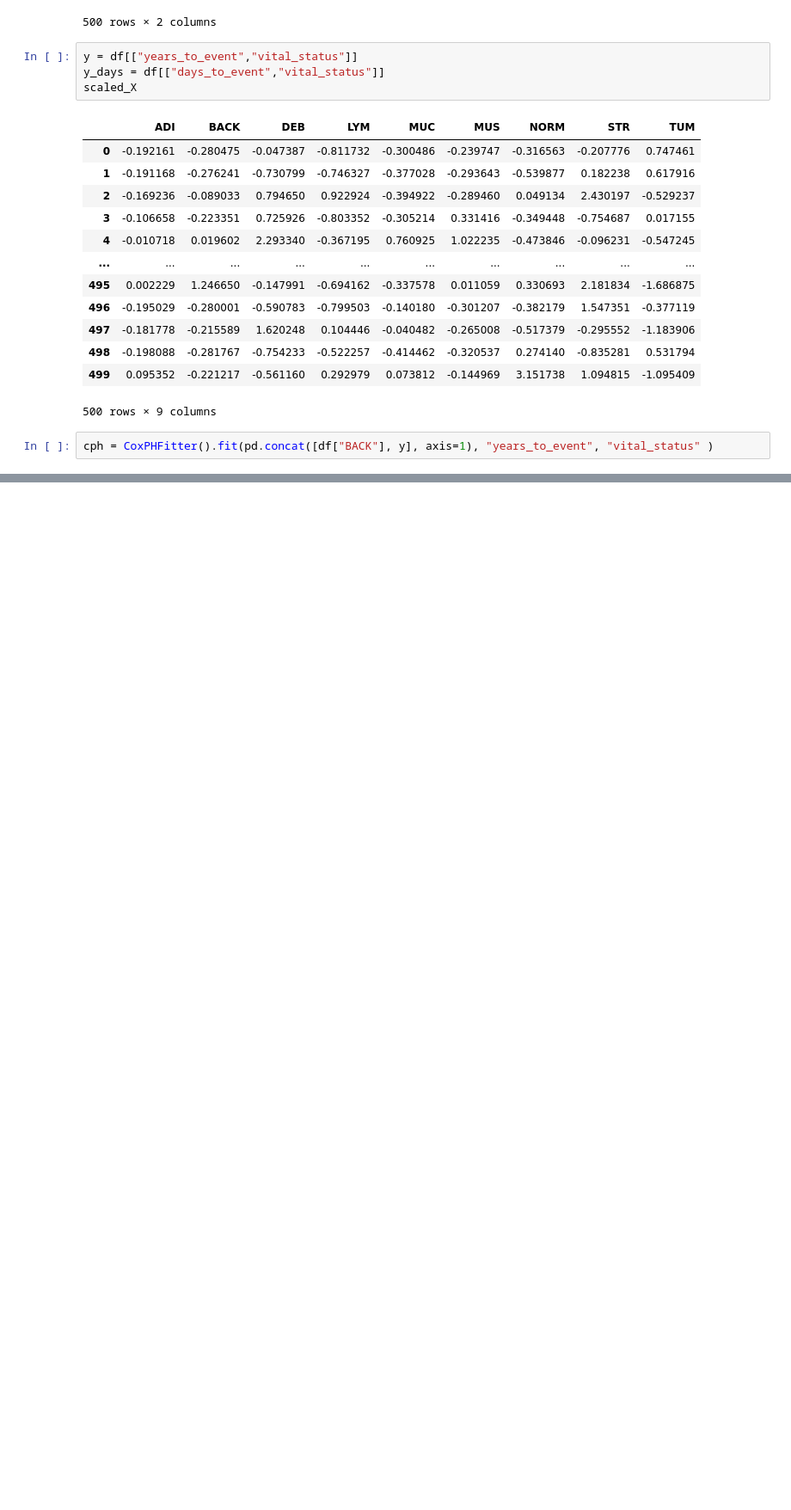
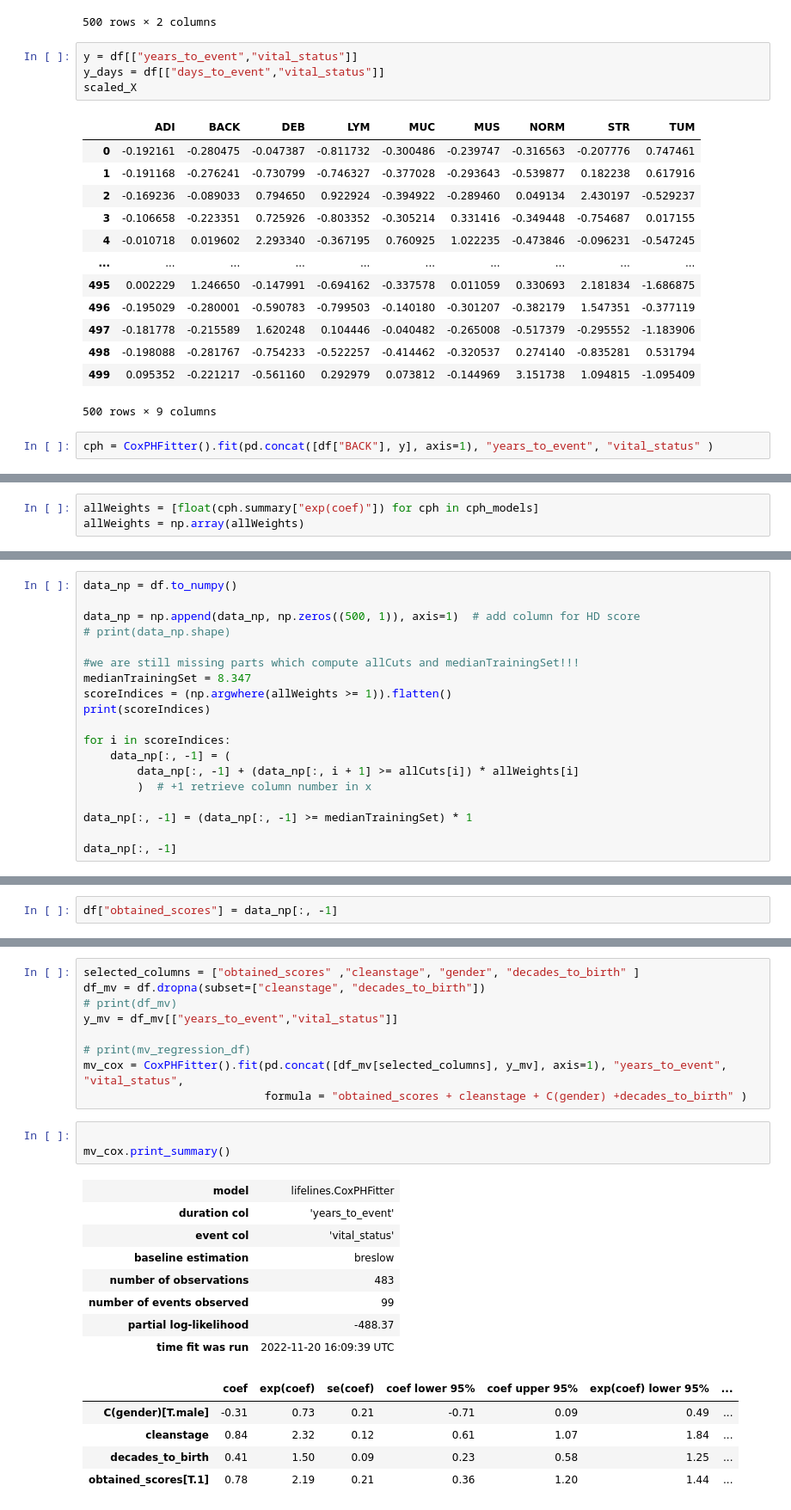
Before and after one commit to fekstr/ds-lab, a Jupyter notebook: notebooks/Survival.ipynb, the cells around one changed output, grey strips where cells are left out. Shown at 86% size. Saved outputs shown, nothing was run; the diff lists cells and outputs as text; blank space fills up the shorter version.

```diff
--- a/notebooks/Survival.ipynb
+++ b/notebooks/Survival.ipynb
@@ -100,3 +90,6 @@ cph.print_summary()
 | Partial AIC | 1148.47 |
 | log-likelihood ratio test | 0.96 on 1 df |
 | -log2(p) of ll-ratio test | 1.61 |
+# %%
+allWeights = [float(cph.summary["exp(coef)"]) for cph in cph_models]
+allWeights = np.array(allWeights)
@@ -102,0 +117,19 @@ cph.print_summary()
+# %%
+data_np = df.to_numpy()
+
+data_np = np.append(data_np, np.zeros((500, 1)), axis=1)  # add column for HD score
+# print(data_np.shape)
+
+#we are still missing parts which compute allCuts and medianTrainingSet!!!
+medianTrainingSet = 8.347
+scoreIndices = (np.argwhere(allWeights >= 1)).flatten()
+print(scoreIndices)
+
+for i in scoreIndices:
+    data_np[:, -1] = (
+        data_np[:, -1] + (data_np[:, i + 1] >= allCuts[i]) * allWeights[i]
+        )  # +1 retrieve column number in x
+
+data_np[:, -1] = (data_np[:, -1] >= medianTrainingSet) * 1
+
+data_np[:, -1]
@@ -102,0 +194,2 @@ cph.print_summary()
+# %%
+df["obtained_scores"] = data_np[:, -1]
@@ -102,0 +211,26 @@ cph.print_summary()
+# %%
+selected_columns = ["obtained_scores" ,"cleanstage", "gender", "decades_to_birth" ]
+df_mv = df.dropna(subset=["cleanstage", "decades_to_birth"])
+# print(df_mv)
+y_mv = df_mv[["years_to_event","vital_status"]]
+
+# print(mv_regression_df)
+mv_cox = CoxPHFitter().fit(pd.concat([df_mv[selected_columns], y_mv], axis=1), "years_to_event", "vital_status",
+                           formula = "obtained_scores + cleanstage + C(gender) +decades_to_birth" )
+# %%
+
+mv_cox.print_summary()
+# %% [output]
+| model | lifelines.CoxPHFitter |
+| duration col | 'years_to_event' |
+| event col | 'vital_status' |
+| baseline estimation | breslow |
+| number of observations | 483 |
+| number of events observed | 99 |
+| partial log-likelihood | -488.37 |
+| time fit was run | 2022-11-20 16:09:39 UTC |
+|  | coef | exp(coef) | se(coef) | coef lower 95% | coef upper 95% | exp(coef) lower 95% | ... |
+| C(gender)[T.male] | -0.31 | 0.73 | 0.21 | -0.71 | 0.09 | 0.49 | ... |
+| cleanstage | 0.84 | 2.32 | 0.12 | 0.61 | 1.07 | 1.84 | ... |
+| decades_to_birth | 0.41 | 1.50 | 0.09 | 0.23 | 0.58 | 1.25 | ... |
+| obtained_scores[T.1] | 0.78 | 2.19 | 0.21 | 0.36 | 1.20 | 1.44 | ... |
```
Also changed, not shown: parts of 16 cells of this notebook.
